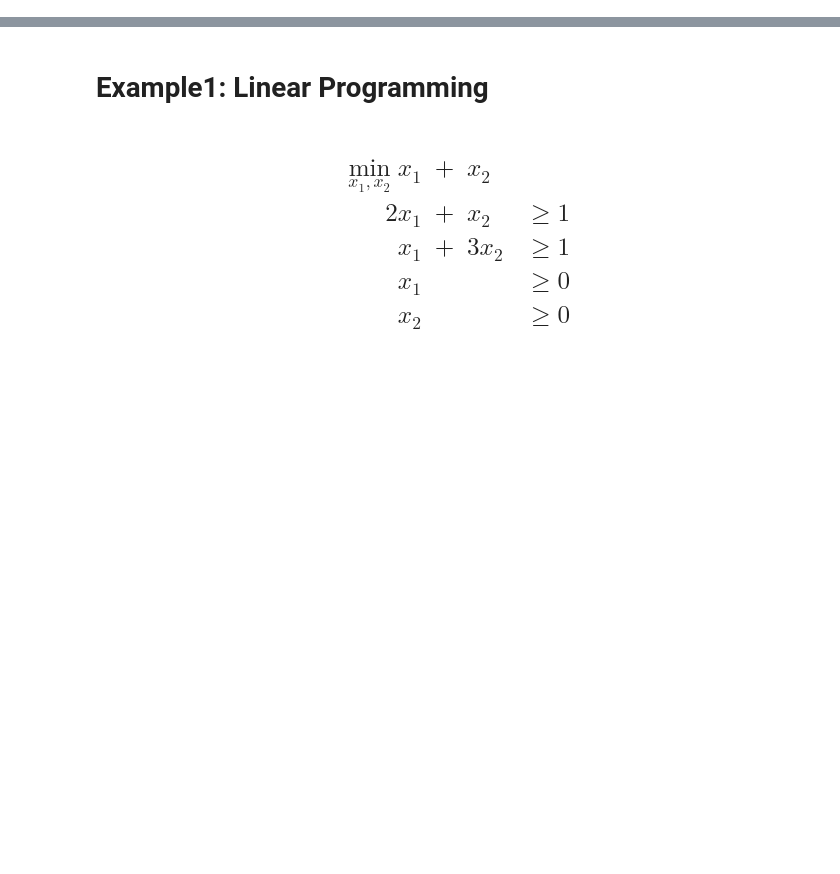
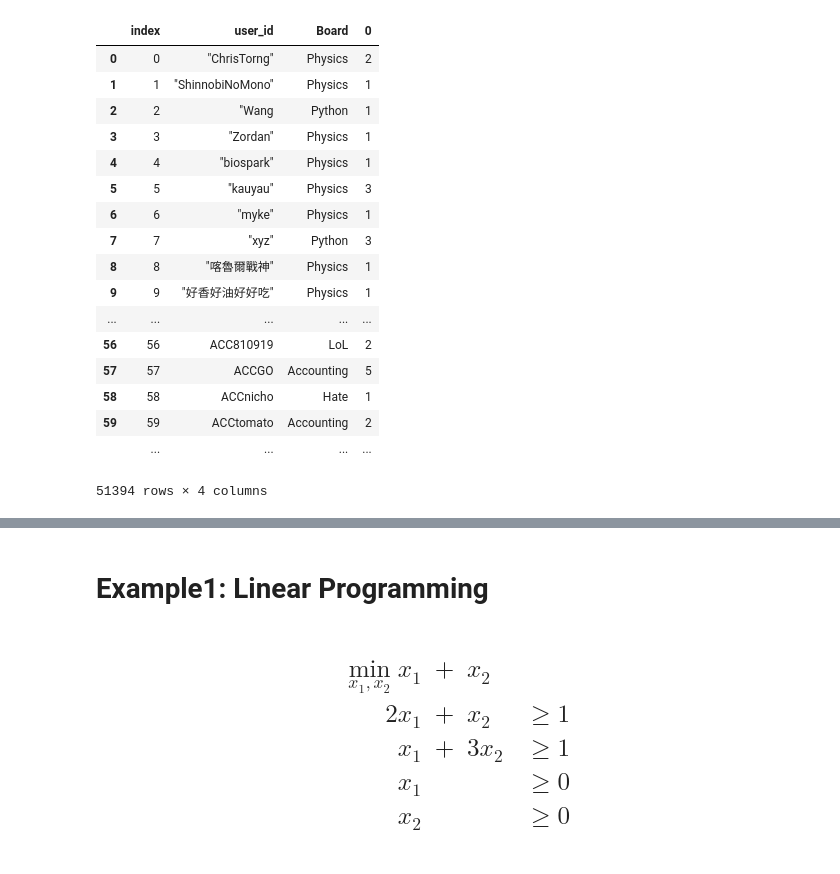
Before and after one commit to c3h3/NCCU-PyData-Courses-2013Spring, a Jupyter notebook: Lecture4/visualization/TryVisExamples.ipynb, the cells around one changed output, grey strips where cells are left out. Drawn from its saved outputs; the diff is of its cells as text; code cells hidden in the pictures; blank space fills up the shorter version.

```diff
--- a/Lecture4/visualization/TryVisExamples.ipynb
+++ b/Lecture4/visualization/TryVisExamples.ipynb
@@ -2,0 +52,6 @@
+# %%
+import pandas as pd
+article_df = pd.DataFrame(article_list)
+article_df = article_df.drop("_id",1)
+print article_df.shape
+article_df.head(20)
@@ -2,0 +104,9 @@
+# %%
+user_posts_sep_Boards = article_df.groupby(["user_id","Board"]).size()
+# %%
+user_posts_sep_Boards = user_posts_sep_Boards.reset_index()
+# %%
+new_columns = list(user_posts_sep_Boards.columns)
+new_columns[2] = "n_posts"
+user_posts_sep_Boards.columns = new_columns
+user_posts_sep_Boards
@@ -2,0 +140,21 @@
+# %%
+user_posts_sep_Boards
+# %% [output]
+|  | index | user_id | Board | 0 |
+| 0 | 0 | "ChrisTorng" | Physics | 2 |
+| 1 | 1 | "ShinnobiNoMono" | Physics | 1 |
+| 2 | 2 | "Wang | Python | 1 |
+| 3 | 3 | "Zordan" | Physics | 1 |
+| 4 | 4 | "biospark" | Physics | 1 |
+| 5 | 5 | "kauyau" | Physics | 3 |
+| 6 | 6 | "myke" | Physics | 1 |
+| 7 | 7 | "xyz" | Python | 3 |
+| 8 | 8 | "喀魯爾戰神" | Physics | 1 |
+| 9 | 9 | "好香好油好好吃" | Physics | 1 |
+| ... | ... | ... | ... | ... |
+| 56 | 56 | ACC810919 | LoL | 2 |
+| 57 | 57 | ACCGO | Accounting | 5 |
+| 58 | 58 | ACCnicho | Hate | 1 |
+| 59 | 59 | ACCtomato | Accounting | 2 |
+|  | ... | ... | ... | ... |
+51394 rows × 4 columns
```
Also changed, not shown: parts of 18 cells of this notebook, 5 other files.
